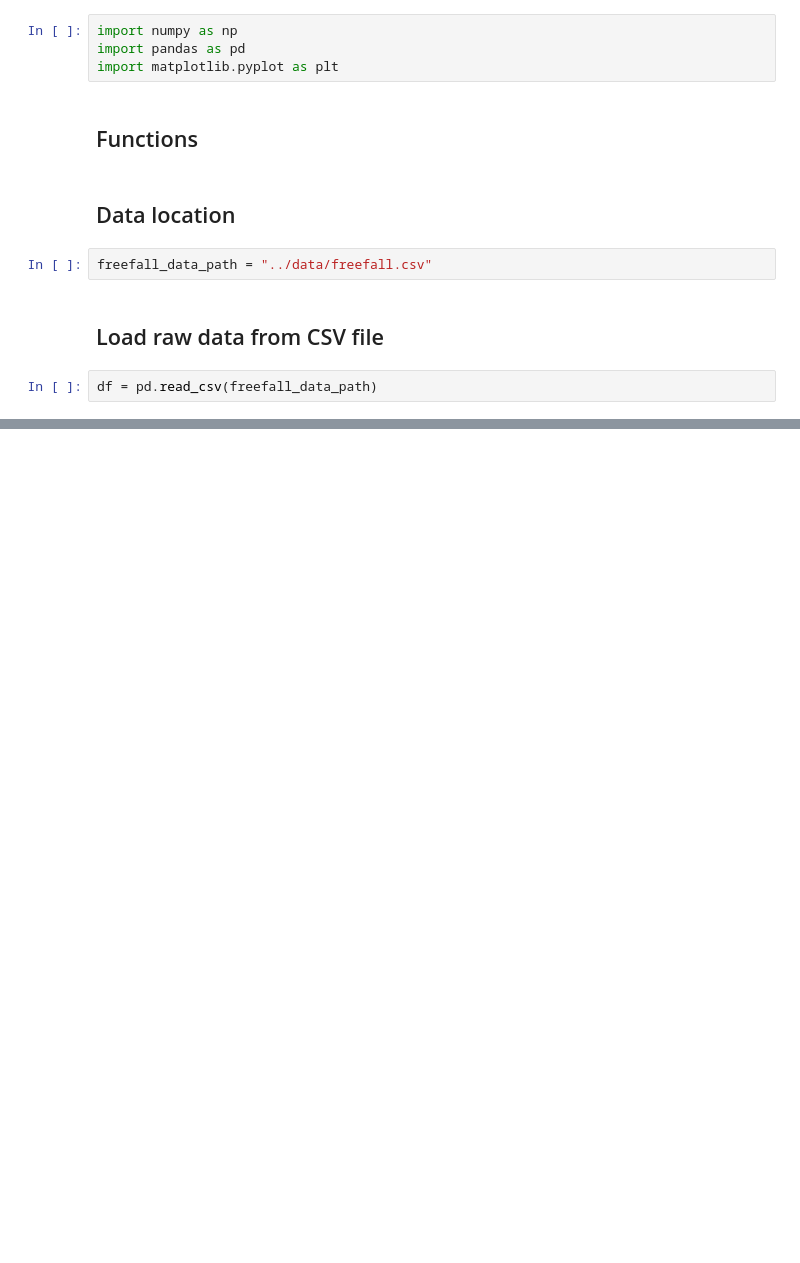
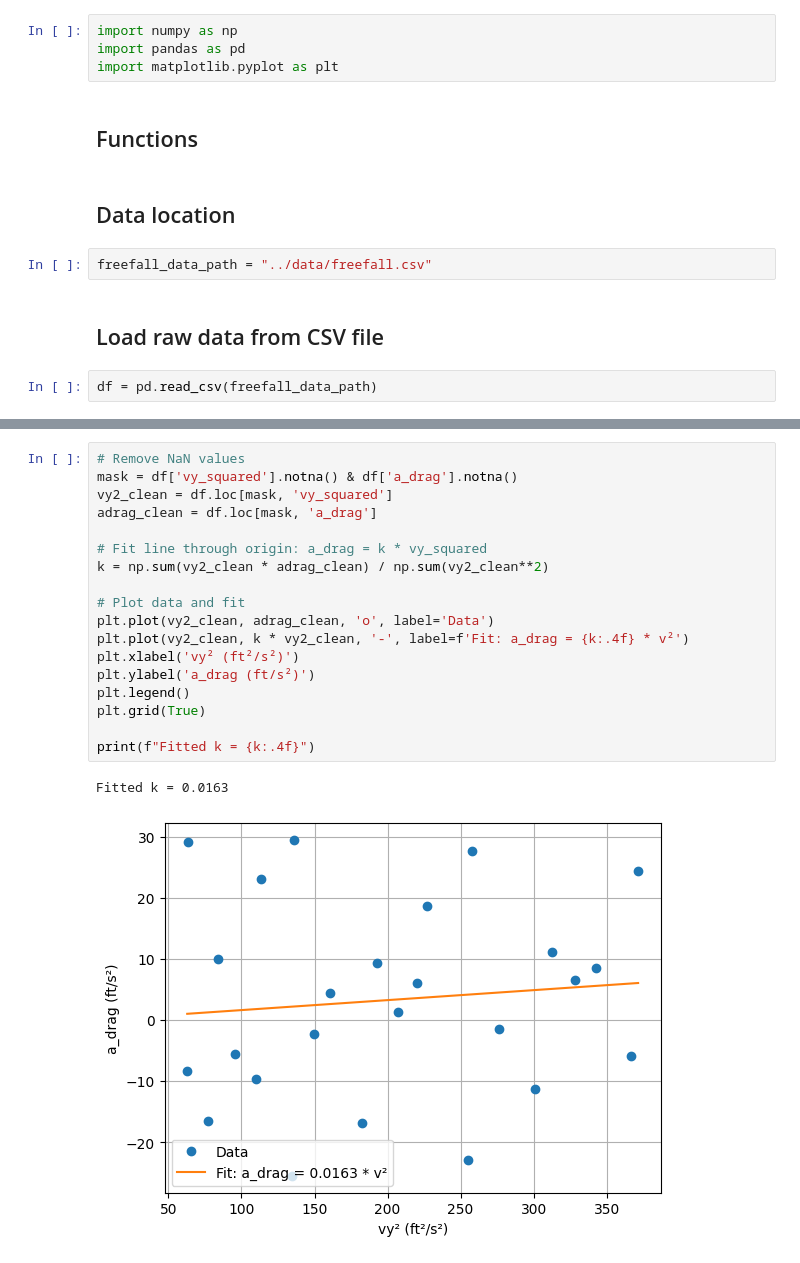
Before and after one commit to fm75/pickleball-data-analysis, a Jupyter notebook: notebooks/coeff-of-drag-compute.ipynb, the cells around one changed output, grey strips where cells are left out. Cells and saved outputs as stored; diff of their text form; blank space fills up the shorter version.

```diff
--- a/notebooks/coeff-of-drag-compute.ipynb
+++ b/notebooks/coeff-of-drag-compute.ipynb
@@ -41,0 +728,21 @@ df.plot(y='time')
+# %%
+# Remove NaN values
+mask = df['vy_squared'].notna() & df['a_drag'].notna()
+vy2_clean = df.loc[mask, 'vy_squared']
+adrag_clean = df.loc[mask, 'a_drag']
+
+# Fit line through origin: a_drag = k * vy_squared
+k = np.sum(vy2_clean * adrag_clean) / np.sum(vy2_clean**2)
+
+# Plot data and fit
+plt.plot(vy2_clean, adrag_clean, 'o', label='Data')
+plt.plot(vy2_clean, k * vy2_clean, '-', label=f'Fit: a_drag = {k:.4f} * v²')
+plt.xlabel('vy² (ft²/s²)')
+plt.ylabel('a_drag (ft/s²)')
+plt.legend()
+plt.grid(True)
+
+print(f"Fitted k = {k:.4f}")
+# %% [output]
+Fitted k = 0.0163
+[figure, added]
```
Also changed, not shown: parts of 65 cells of this notebook, 1 other file.
